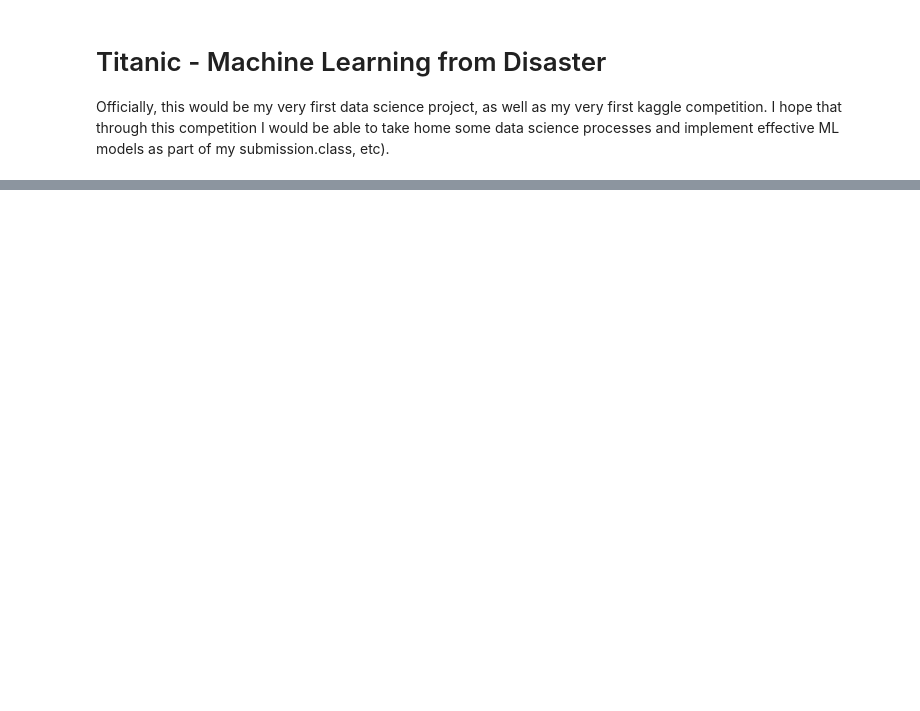
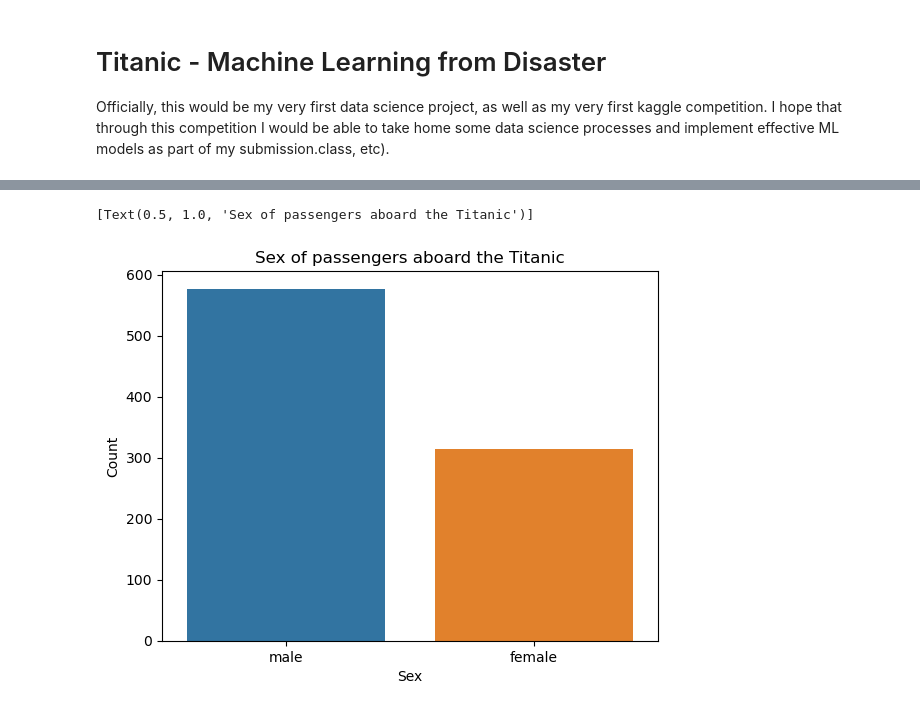
Before and after one commit to Bobblite/kaggle, a Jupyter notebook: titanic/titanic.ipynb, the cells around one changed output, grey strips where cells are left out. Drawn from its saved outputs; the diff is of its cells as text; code cells hidden in the pictures; blank space fills up the shorter version.

```diff
--- a/titanic/titanic.ipynb
+++ b/titanic/titanic.ipynb
@@ -50,0 +133,8 @@ train_df
+# %%
+sex_counts = train_df['Sex'].value_counts()
+sex_counts = sex_counts.reset_index()
+sex_counts.columns = ['Sex', 'Count']
+sns.barplot(data=sex_counts, x='Sex', y='Count').set(title='Sex of passengers aboard the Titanic')
+# %% [output]
+[Text(0.5, 1.0, 'Sex of passengers aboard the Titanic')]
+[figure, added]
```
Also changed, not shown: parts of 21 cells of this notebook.
